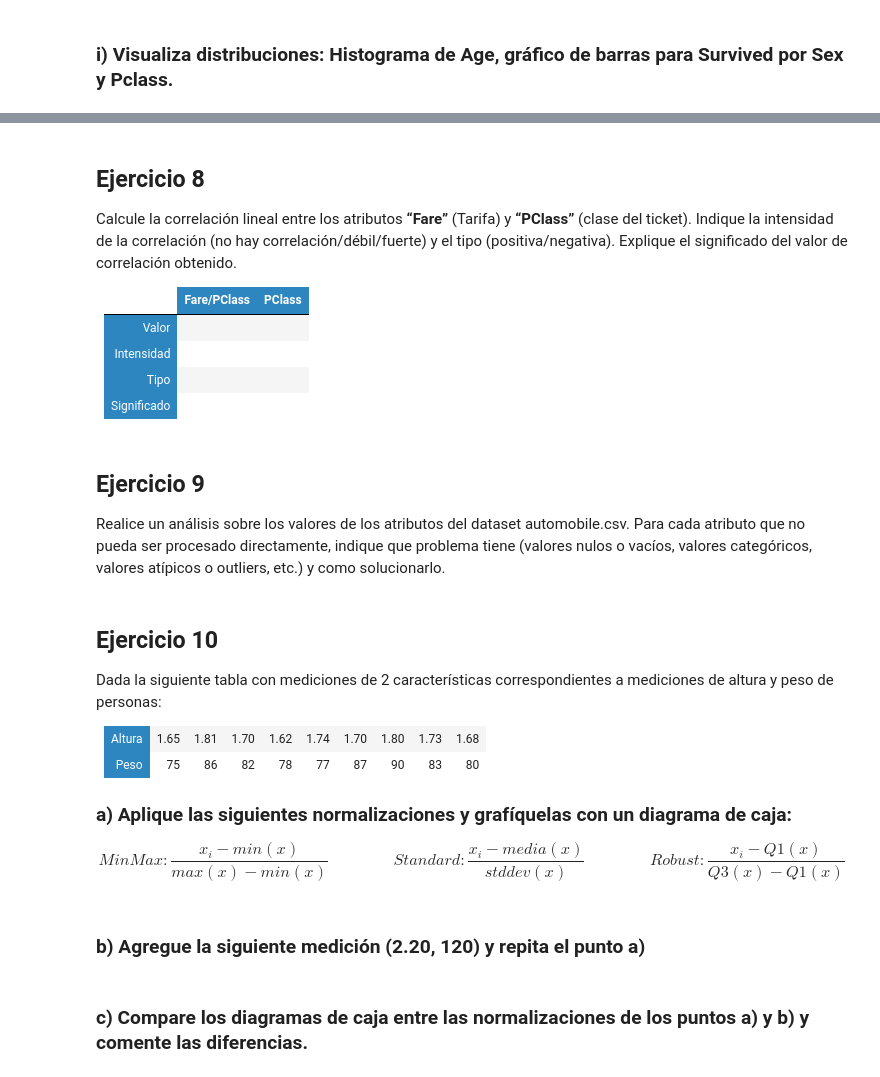
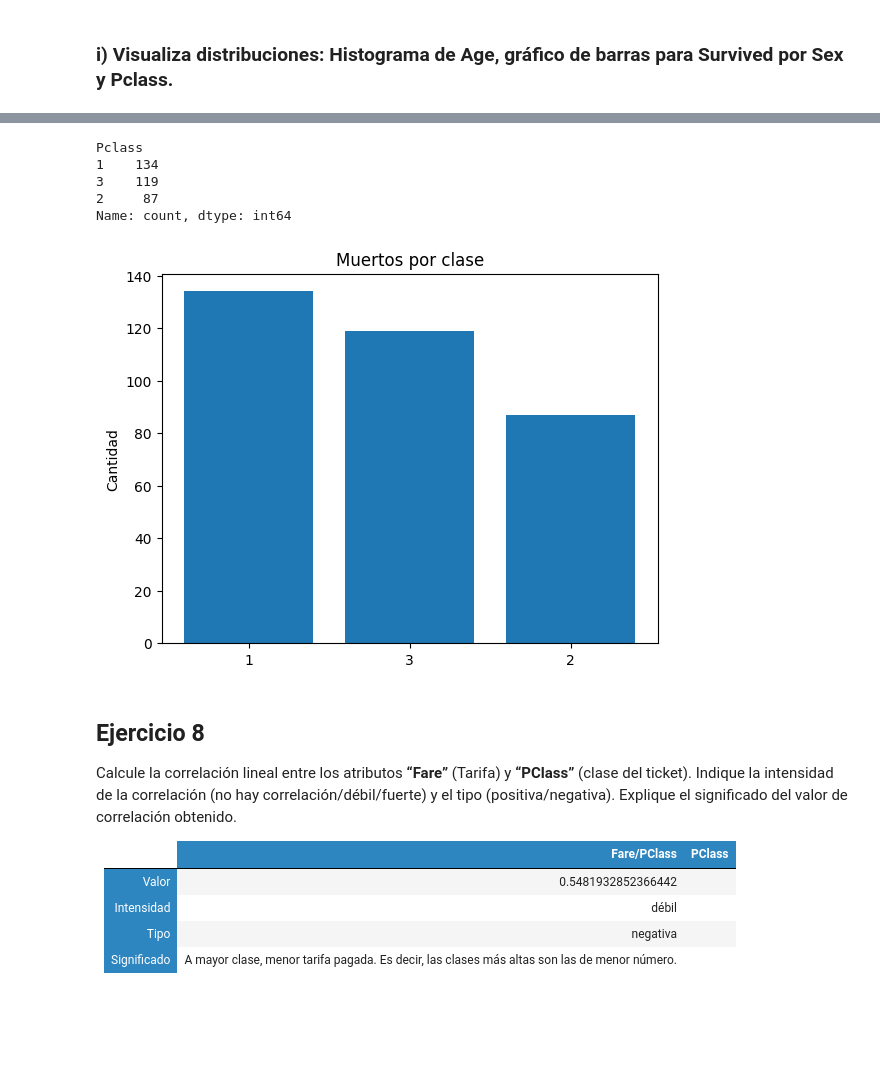
Before and after one commit to gonblas/deep-learning-unlp, a Jupyter notebook: Practicas/p1/dataset-titanic.ipynb, the cells around one changed output, grey strips where cells are left out. Cells and saved outputs as stored; diff of their text form; code cells hidden in the pictures; blank space fills up the shorter version.

```diff
--- a/Practicas/p1/dataset-titanic.ipynb
+++ b/Practicas/p1/dataset-titanic.ipynb
@@ -70,3 +257,21 @@ Realice las siguientes tareas para preparar el dataset para que pueda ser utiliz
+# %%
+bars = data.loc[data["Survived"] == 1, "Pclass"].value_counts()
+print(bars)
+plt.figure()
+N = len(bars)
+plt.bar(np.arange(N), bars)  				# Gráfico de bars
+plt.title('Muertos por clase')      			# Colocamos el título
+plt.ylabel('Cantidad')
+# Colocamos las etiquetas del eje x
+plt.xticks(np.arange( N ), bars.index)
+plt.show()
+# %% [output]
+Pclass
+1    134
+3    119
+2     87
+Name: count, dtype: int64
+[figure, added]
 # %% [markdown]
 ## Ejercicio 8
 
@@ -84,57 +289,24 @@ Calcule la correlación lineal entre los atributos **“Fare”** (Tarifa) y **
     <tbody>
       <tr>
         <td style="background-color:#2E86C1; color:white;">Valor</td>
-        <td></td>
+        <td>0.5481932852366442</td>
 		<td></td>
       </tr>
       <tr>
         <td style="background-color:#2E86C1; color:white;">Intensidad</td>
-        <td></td>
+        <td>débil</td>
 		<td></td>
       </tr>
       <tr>
         <td style="background-color:#2E86C1; color:white;">Tipo</td>
-        <td></td>
+        <td>negativa</td>
 		<td></td>
       </tr>
       <tr>
         <td style="background-color:#2E86C1; color:white;">Significado</td>
-        <td></td>
+        <td>A mayor clase, menor tarifa pagada. Es decir, las clases más altas son las de menor número.</td>
 		<td></td>
       </tr>
     </tbody>
   </table>
 </div>
-# %% [markdown]
-## Ejercicio 9
-
-Realice un análisis sobre los valores de los atributos del dataset automobile.csv. Para cada atributo que no pueda ser procesado directamente, indique que problema tiene (valores nulos o vacíos, valores categóricos, valores atípicos o outliers, etc.) y como solucionarlo.
-# %% [markdown]
-## Ejercicio 10
-
-Dada la siguiente tabla con mediciones de 2 características correspondientes a mediciones de altura y peso de personas:
-
-<div style="display: flex; justify-content: center;">
-  <table border="1" cellpadding="5" cellspacing="0" style="border-collapse: collapse; text-align: center;">
-    <tbody>
-      <tr>
-        <td style="background-color:#2E86C1; color:white;">Altura</td>
-		<td>1.65</td> <td>1.81</td> <td>1.70</td> <td>1.62</td> <td>1.74</td> <td>1.70</td> <td>1.80</td> <td>1.73</td> <td>1.68</td>
-      </tr>
-      <tr>
-        <td style="background-color:#2E86C1; color:white;">Peso</td>
-        <td>75</td> <td>86</td> <td>82</td> <td>78</td> <td>77</td> <td>87</td> <td>90</td> <td>83</td> <td>80</td>
-      </tr>
-    </tbody>
-  </table>
-</div>
-
-### a) Aplique las siguientes normalizaciones y grafíquelas con un diagrama de caja:
-
-$$
-MinMax: \frac{x_{i}-min(x)}{max(x)- min(x)}\quad\quad\quad\quad Standard: \frac{x_{i} - media(x)}{stddev(x)} \quad\quad\quad\quad Robust: \frac{x_{i} - Q1(x)}{Q3(x)-Q1(x)}
-$$
-# %% [markdown]
-### b) Agregue la siguiente medición (2.20, 120) y repita el punto a)
-# %% [markdown]
-### c) Compare los diagramas de caja entre las normalizaciones de los puntos a) y b) y comente las diferencias.
```
Also changed, not shown: parts of 19 cells of this notebook, 7 other files.
